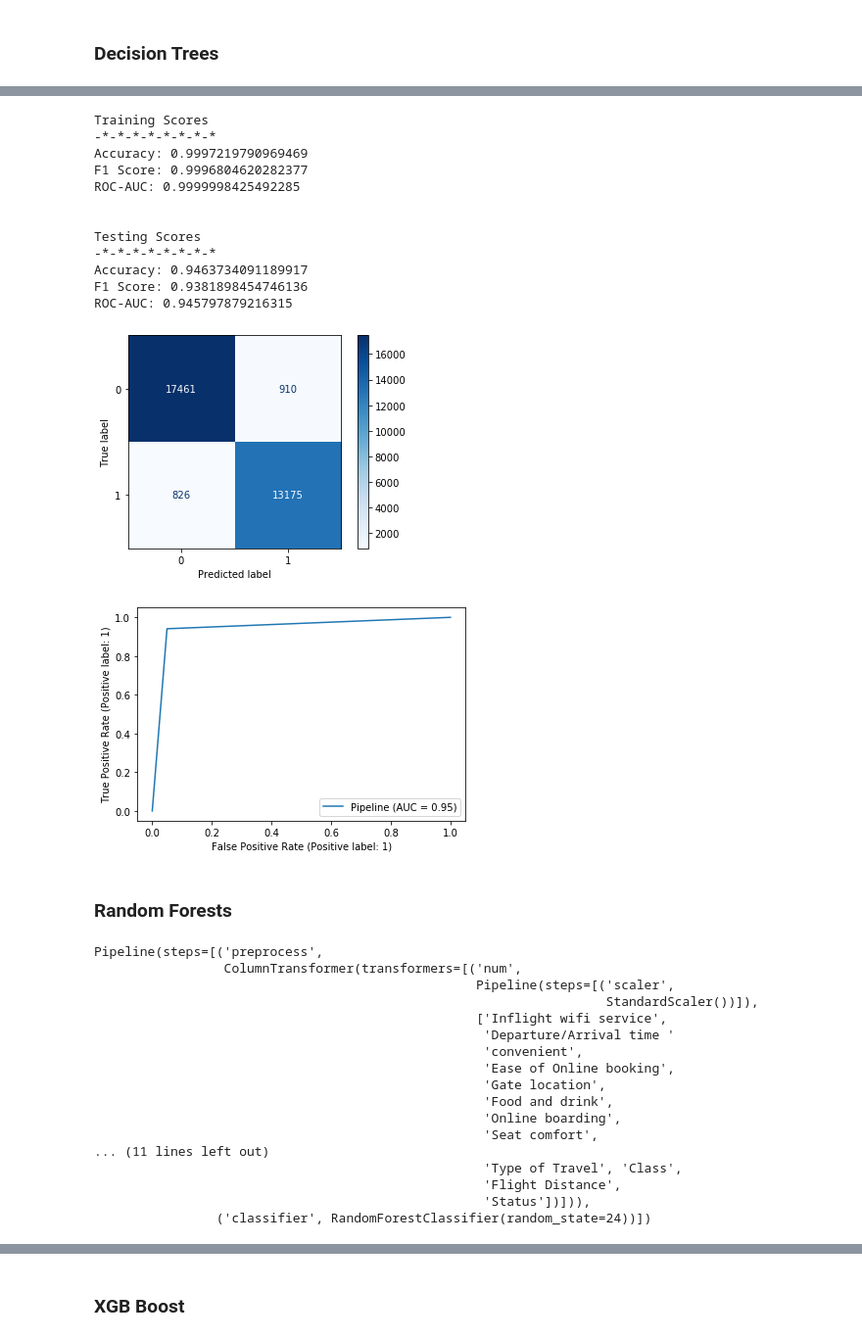
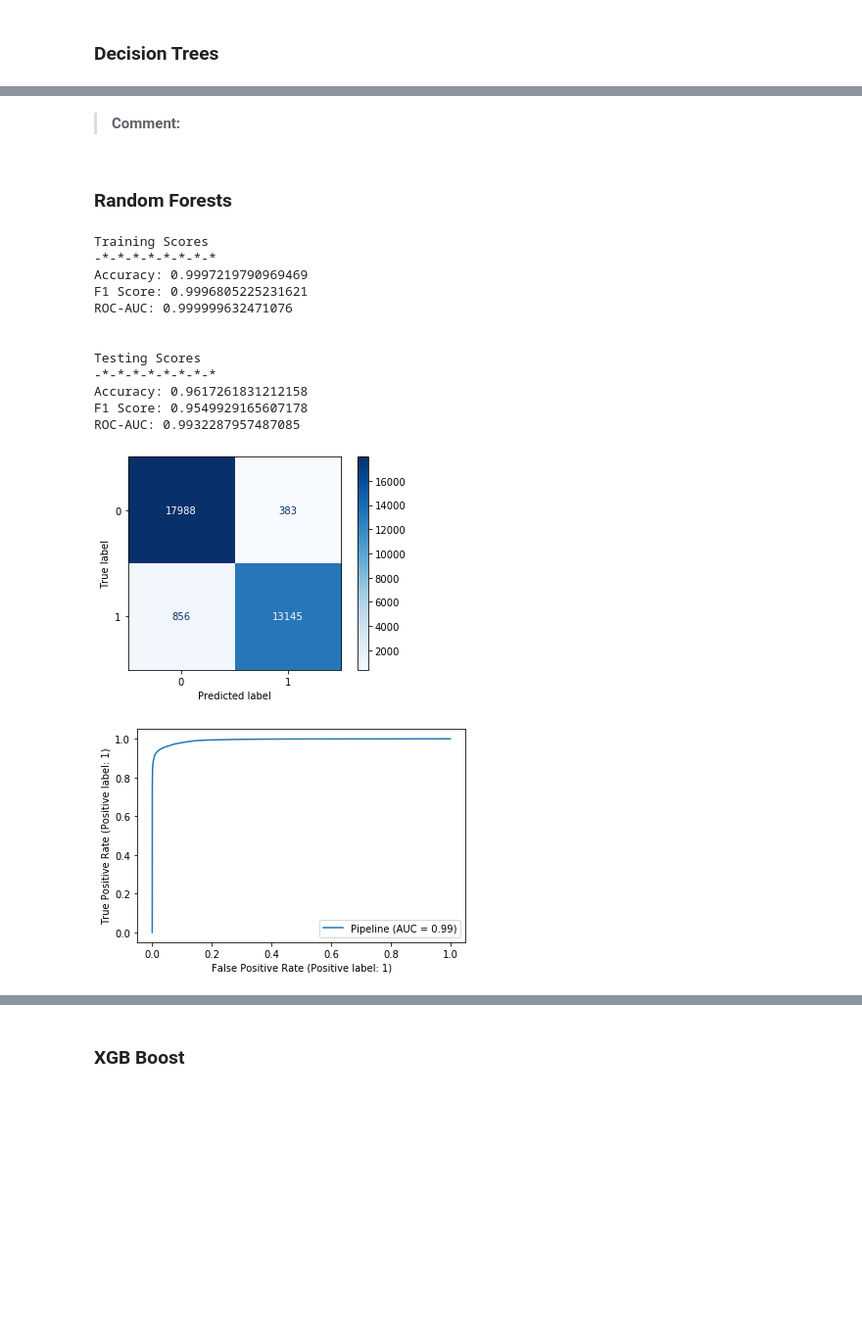
Before and after one commit to jingyunw/Airline_Passenger_Satisfaction_Analysis, a Jupyter notebook: Airline-Passenger-Satisfaction.ipynb, the cells around one changed output, grey strips where cells are left out. Shown at 98% size. Drawn from its saved outputs; the diff is of its cells as text; code cells hidden in the pictures; blank space fills up the shorter version.

```diff
--- a/Airline-Passenger-Satisfaction.ipynb
+++ b/Airline-Passenger-Satisfaction.ipynb
@@ -829,43 +789,27 @@ Pipeline(steps=[('preprocess',
-# %%
-evaluate(clf_dt, X_train, X_test, y_train, y_test, use_decision_function='no')
-# %% [output]
-Training Scores
--*-*-*-*-*-*-*-*
-Accuracy: 0.9997219790969469
-F1 Score: 0.9996804620282377
-ROC-AUC: 0.9999998425492285
-
-
-Testing Scores
--*-*-*-*-*-*-*-*
-Accuracy: 0.9463734091189917
-F1 Score: 0.9381898454746136
-ROC-AUC: 0.945797879216315
-[figure, removed]
-[figure, removed]
+# %% [markdown]
+>**Comment:**
 # %% [markdown]
 ### Random Forests
 # %%
 clf_rf = Pipeline(steps=[
     ('preprocess', preprocessor),
-    ('classifier', RandomForestClassifier(random_state=24))])
+    ('classifier', RandomForestClassifier(criterion='entropy', random_state=24))])
 
 clf_rf.fit(X_train, y_train)
+
+evaluate(clf_rf, X_train, X_test, y_train, y_test, use_decision_function='no')
 # %% [output]
-Pipeline(steps=[('preprocess',
-                 ColumnTransformer(transformers=[('num',
-                                                  Pipeline(steps=[('scaler',
-                                                                   StandardScaler())]),
-                                                  ['Inflight wifi service',
-                                                   'Departure/Arrival time '
-                                                   'convenient',
-                                                   'Ease of Online booking',
-                                                   'Gate location',
-                                                   'Food and drink',
-                                                   'Online boarding',
-                                                   'Seat comfort',
-... (11 lines left out)
-                                                   'Type of Travel', 'Class',
-                                                   'Flight Distance',
-                                                   'Status'])])),
-                ('classifier', RandomForestClassifier(random_state=24))])
+Training Scores
+-*-*-*-*-*-*-*-*
+Accuracy: 0.9997219790969469
+F1 Score: 0.9996805225231621
+ROC-AUC: 0.999999632471076
+
+
+Testing Scores
+-*-*-*-*-*-*-*-*
+Accuracy: 0.9617261831212158
+F1 Score: 0.9549929165607178
+ROC-AUC: 0.9932287957487085
+[figure, added]
+[figure, added]
```
Also changed, not shown: parts of 115 cells of this notebook.
